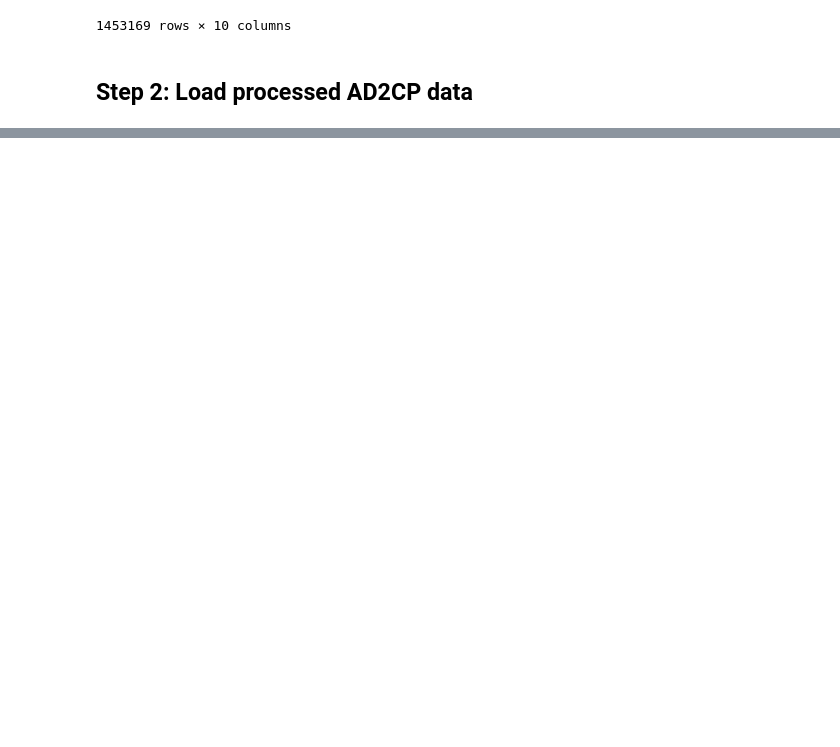
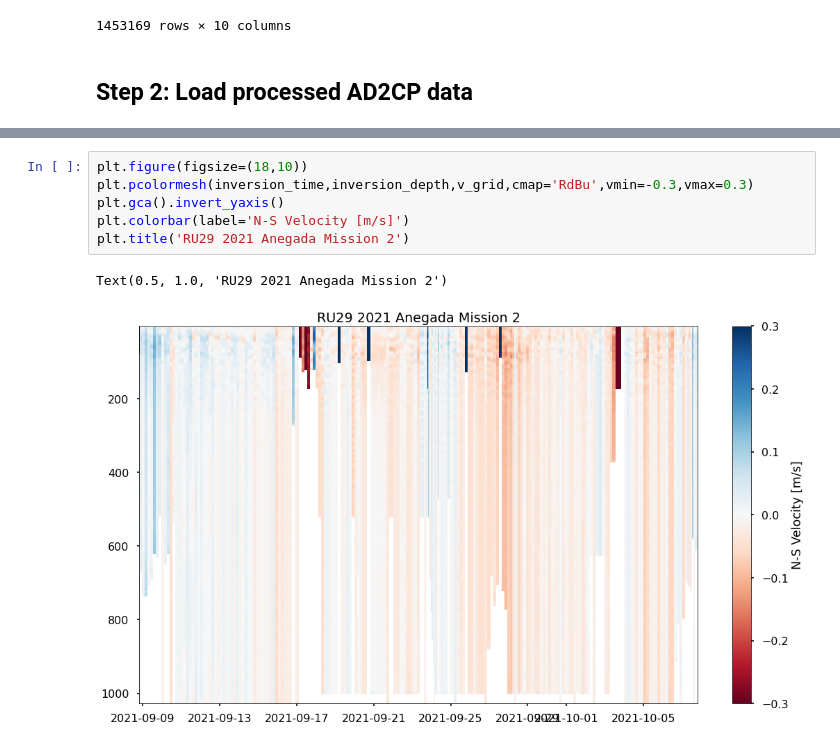
Before and after one commit to JGradone/Slocum-AD2CP, a Jupyter notebook: notebooks/03_Slocum_AD2CP_Analysis_RU29_2021_Mission_2.ipynb, the cells around one changed output, grey strips where cells are left out. Drawn from its saved outputs; the diff is of its cells as text; blank space fills up the shorter version.

```diff
--- a/notebooks/03_Slocum_AD2CP_Analysis_RU29_2021_Mission_2.ipynb
+++ b/notebooks/03_Slocum_AD2CP_Analysis_RU29_2021_Mission_2.ipynb
@@ -123,0 +128,9 @@ Text(0.5, 1.0, 'RU29 2021 Anegada Mission 2')
+# %%
+plt.figure(figsize=(18,10))
+plt.pcolormesh(inversion_time,inversion_depth,v_grid,cmap='RdBu',vmin=-0.3,vmax=0.3)
+plt.gca().invert_yaxis()
+plt.colorbar(label='N-S Velocity [m/s]')
+plt.title('RU29 2021 Anegada Mission 2')
+# %% [output]
+Text(0.5, 1.0, 'RU29 2021 Anegada Mission 2')
+[figure, added]
```
Also changed, not shown: parts of 3 cells of this notebook, 7 other files.
